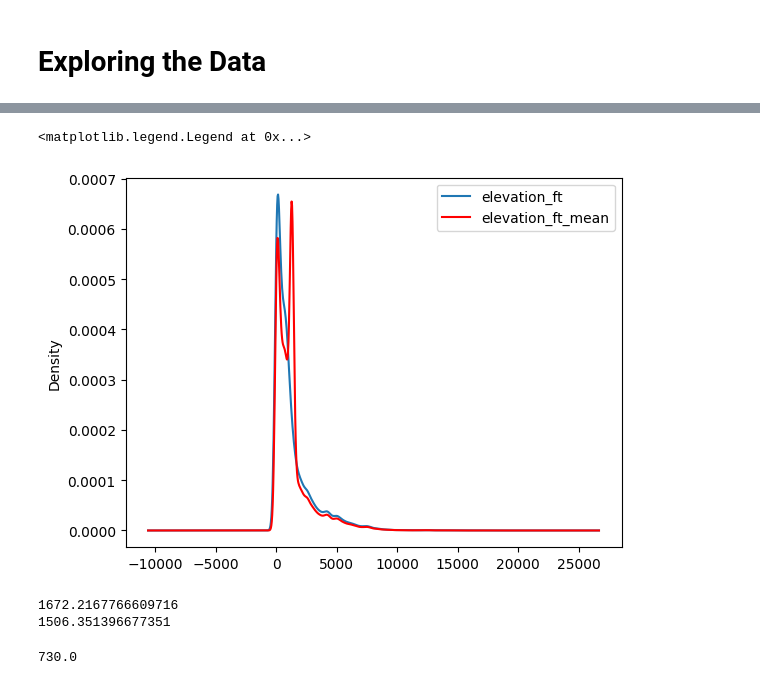
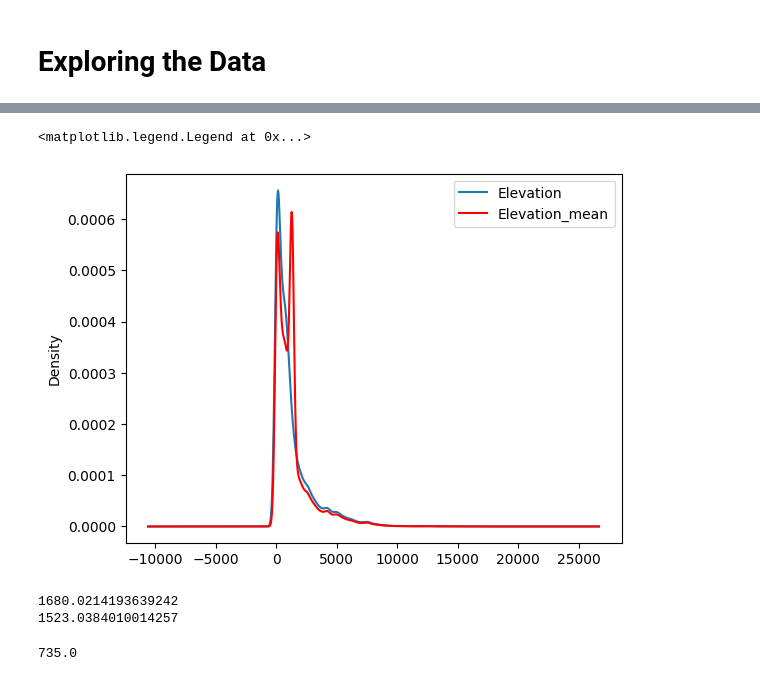
Before and after one commit to shivakumarsanugula/Kaggle, a Jupyter notebook: eda-feature-engineering-of-global-aviation-hub.ipynb, the cells around one changed output, grey strips where cells are left out. Cells and saved outputs as stored; diff of their text form; code cells hidden in the pictures.

Commit message:
Kaggle Notebook | EDA + Feature Engineering of Global Aviation Hub | Version 6

```diff
--- a/eda-feature-engineering-of-global-aviation-hub.ipynb
+++ b/eda-feature-engineering-of-global-aviation-hub.ipynb
@@ -40,0 +38,2 @@ df.rename(columns={'type':'Airport_type'},inplace=True)
+# %%
+df = pd.read_csv('/kaggle/input/global-aviation-hub-dataset-of-airports-worldwide/airports .csv',usecols=['id','type','name','latitude_deg','longitude_deg','elevation_ft','continent','iso_country','iso_region','municipality','scheduled_service','gps_code'])
@@ -41 +50,4 @@ df.rename(columns={'type':'Airport_type'},inplace=True)
+# %%
+# Rename the Columns to Proper Format
+df.rename(columns={'type':'Airport_type','name':'Name','latitude_deg':'Latitude','longitude_deg':'Longitude','elevation_ft':'Elevation','continent':'Continent','iso_country':'Country','iso_region':'Region','municipality':'Municipality','scheduled_service':'Scheduled_service','gps_code':'Gps_code'},inplace=True)
 # %%
@@ -353,0 +215,3 @@ data
+# %%
+# Replacing NaN values of country column with based on region
+df['Country'] = df['Country'].fillna(df['Region'].str.slice(0,2))
@@ -353,0 +248,2 @@ data
+# %%
+df.drop(df[df['Airport_type'] =='closed'].index,inplace=True)
@@ -373,25 +396,25 @@ df.head()
 # %%
 fig = plt.figure()
 ax = fig.add_subplot(111)
-df['elevation_ft'].plot(kind='kde',ax=ax)
-df.elevation_ft_mean.plot(kind='kde',ax=ax,color='red')
+df['Elevation'].plot(kind='kde',ax=ax)
+df.Elevation_mean.plot(kind='kde',ax=ax,color='red')
 lines,labels = ax.get_legend_handles_labels()
 plt.legend()
 # %% [output]
 <matplotlib.legend.Legend at 0x...>
-[figure, old version]
+[figure, new version]
 # %%
-print(df['elevation_ft'].std())
-print(df['elevation_ft_mean'].std())
+print(df['Elevation'].std())
+print(df['Elevation_mean'].std())
 # %% [output]
-1672.2167766609716
-1506.351396677351
+1680.0214193639242
+1523.0384010014257
 # %%
 def impute_nan(df,variable,median):
     df[variable+"_median"]= df[variable].fillna(median)
 # %%
-median = df.elevation_ft.median()
+median = df.Elevation.median()
 median
 # %% [output]
-730.0
+735.0
 # %%
```
Also changed, not shown: parts of 82 cells of this notebook.
